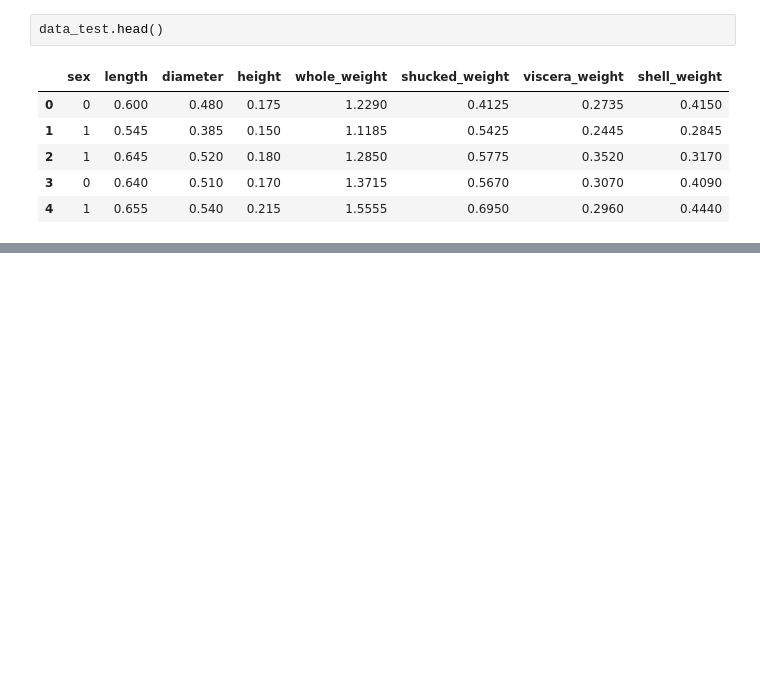
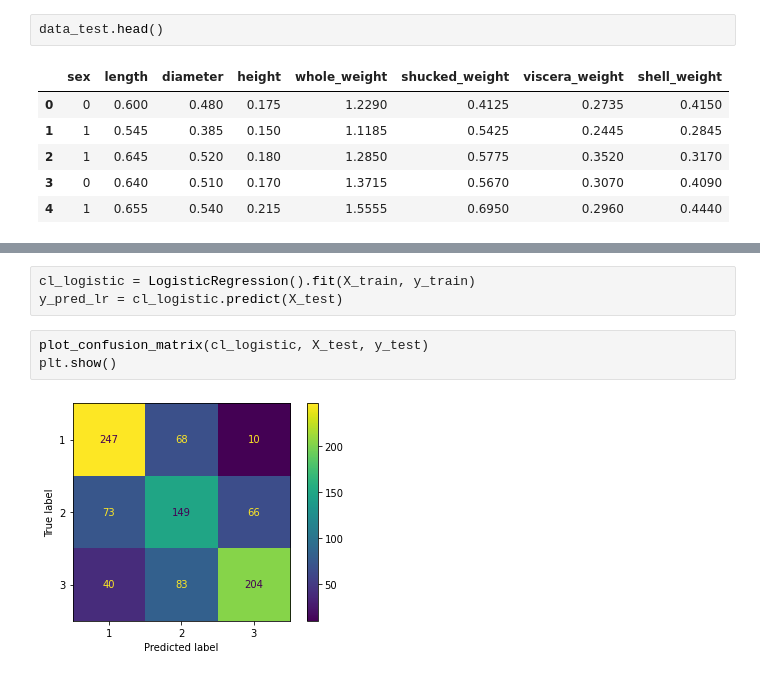
Before and after one commit to audreyemmely/mlclass, a Jupyter notebook: 03_Validation/validation.ipynb, the cells around one changed output, grey strips where cells are left out. Saved outputs shown, nothing was run; the diff lists cells and outputs as text; blank space fills up the shorter version.

```diff
--- a/03_Validation/validation.ipynb
+++ b/03_Validation/validation.ipynb
@@ -99,0 +139,8 @@ data_test.head()
+# %%
+cl_logistic = LogisticRegression().fit(X_train, y_train)
+y_pred_lr = cl_logistic.predict(X_test)
+# %%
+plot_confusion_matrix(cl_logistic, X_test, y_test)
+plt.show()
+# %% [output]
+[figure, added]
```
Also changed, not shown: parts of 20 cells of this notebook.
